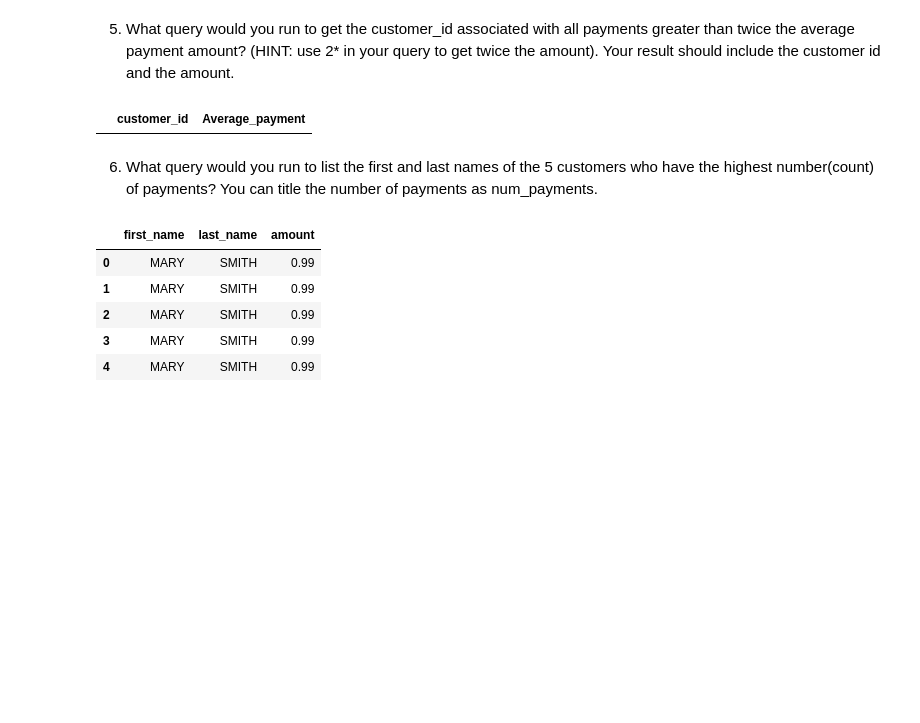
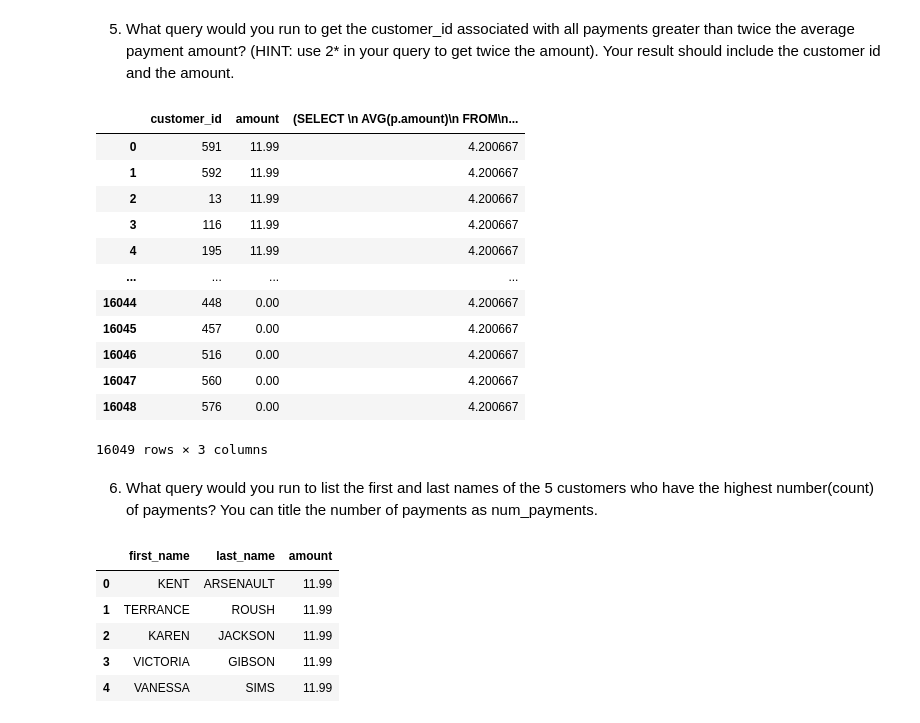
Before and after one commit to starkjones/SQL-Queries-Sakila, a Jupyter notebook: Sakila-SQL-Queries.ipynb, the cells around one changed output. Saved outputs shown, nothing was run; the diff lists cells and outputs as text; code cells hidden in the pictures; blank space fills up the shorter version.

```diff
--- a/Sakila-SQL-Queries.ipynb
+++ b/Sakila-SQL-Queries.ipynb
@@ -143,29 +143,46 @@ pd.read_sql(q4,engine)
 5. What query would you run to get the customer_id associated with all payments greater than twice the average payment amount? (HINT: use 2* in your query to get twice the amount). Your result should include the customer id and the amount.
 # %%
 q5 = '''
-SELECT customer_id, AVG(amount) AS Average_payment
-FROM payment
-GROUP by amount
-HAVING amount > (2*AVG(amount))
-LIMIT 100;
+SELECT
+    p.customer_id,
+    p.amount,
+    (SELECT
+            AVG(p.amount)
+        FROM
+            payment AS p)
+FROM
+    payment AS p
+ORDER BY p.amount DESC;
 '''
 pd.read_sql(q5,engine)
 # %% [output]
-|  | customer_id | Average_payment |
+|  | customer_id | amount | (SELECT \n AVG(p.amount)\n FROM\n... |
+| 0 | 591 | 11.99 | 4.200667 |
+| 1 | 592 | 11.99 | 4.200667 |
+| 2 | 13 | 11.99 | 4.200667 |
+| 3 | 116 | 11.99 | 4.200667 |
+| 4 | 195 | 11.99 | 4.200667 |
+| ... | ... | ... | ... |
+| 16044 | 448 | 0.00 | 4.200667 |
+| 16045 | 457 | 0.00 | 4.200667 |
+| 16046 | 516 | 0.00 | 4.200667 |
+| 16047 | 560 | 0.00 | 4.200667 |
+| 16048 | 576 | 0.00 | 4.200667 |
+16049 rows × 3 columns
 # %% [markdown]
 6. What query would you run to list the first and last names of the 5 customers who have the highest number(count) of payments? You can title the number of payments as num_payments.
 # %%
 q6 = '''
-SELECT first_name, last_name, amount
-FROM customer INNER JOIN payment on amount
-ORDER by amount
+SELECT c.first_name, c.last_name, p.amount
+FROM customer AS c JOIN payment AS p ON c.customer_id = p.customer_id
+ORDER by p.amount DESC
 LIMIT 5;
 '''
 pd.read_sql(q6, engine)
 # %% [output]
 |  | first_name | last_name | amount |
-| 0 | MARY | SMITH | 0.99 |
-| 1 | MARY | SMITH | 0.99 |
-| 2 | MARY | SMITH | 0.99 |
-| 3 | MARY | SMITH | 0.99 |
-| 4 | MARY | SMITH | 0.99 |
+| 0 | KENT | ARSENAULT | 11.99 |
+| 1 | TERRANCE | ROUSH | 11.99 |
+| 2 | KAREN | JACKSON | 11.99 |
+| 3 | VICTORIA | GIBSON | 11.99 |
+| 4 | VANESSA | SIMS | 11.99 |
```
Also changed, not shown: parts of 2 cells of this notebook, 2 other files.
